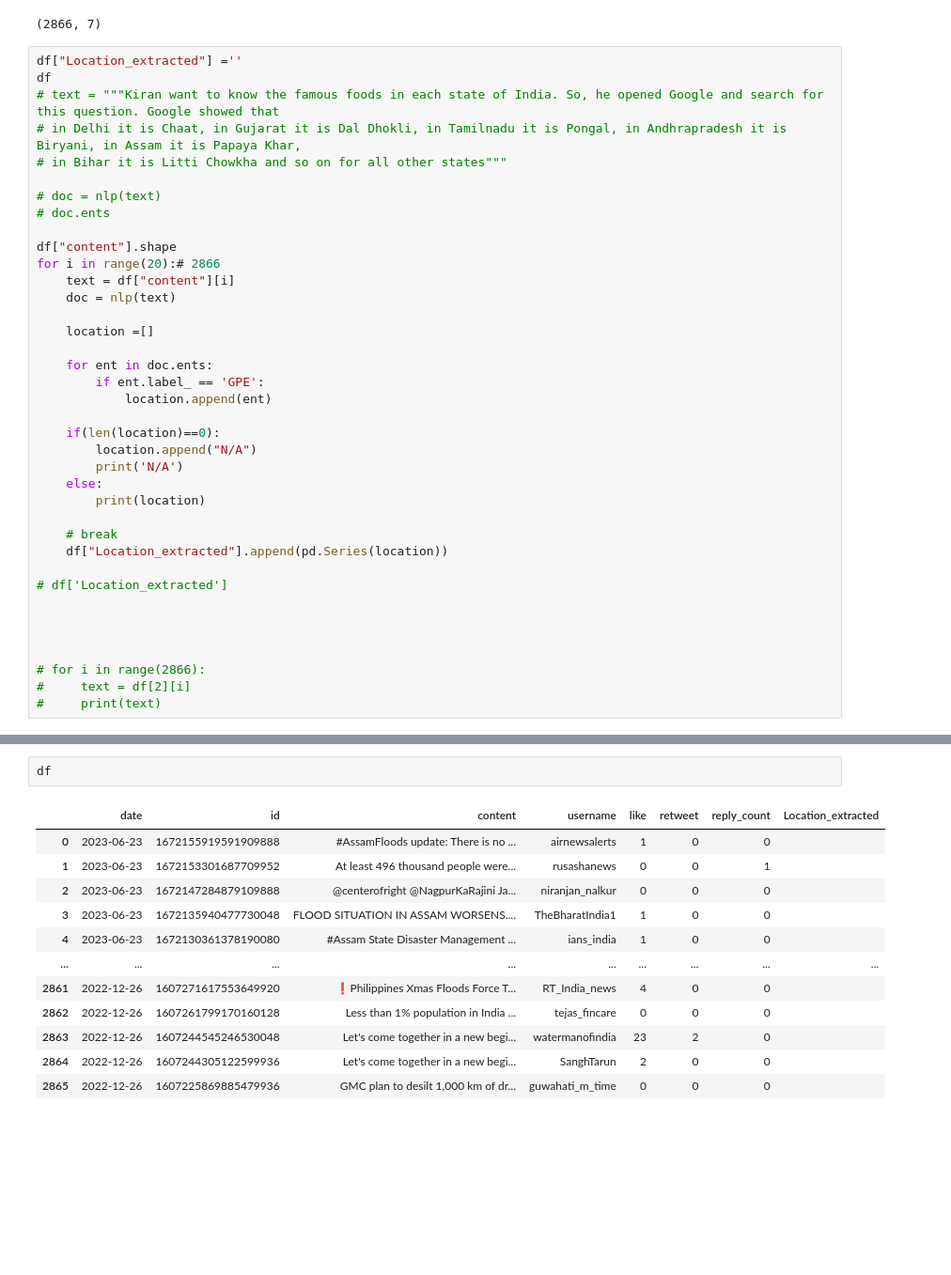
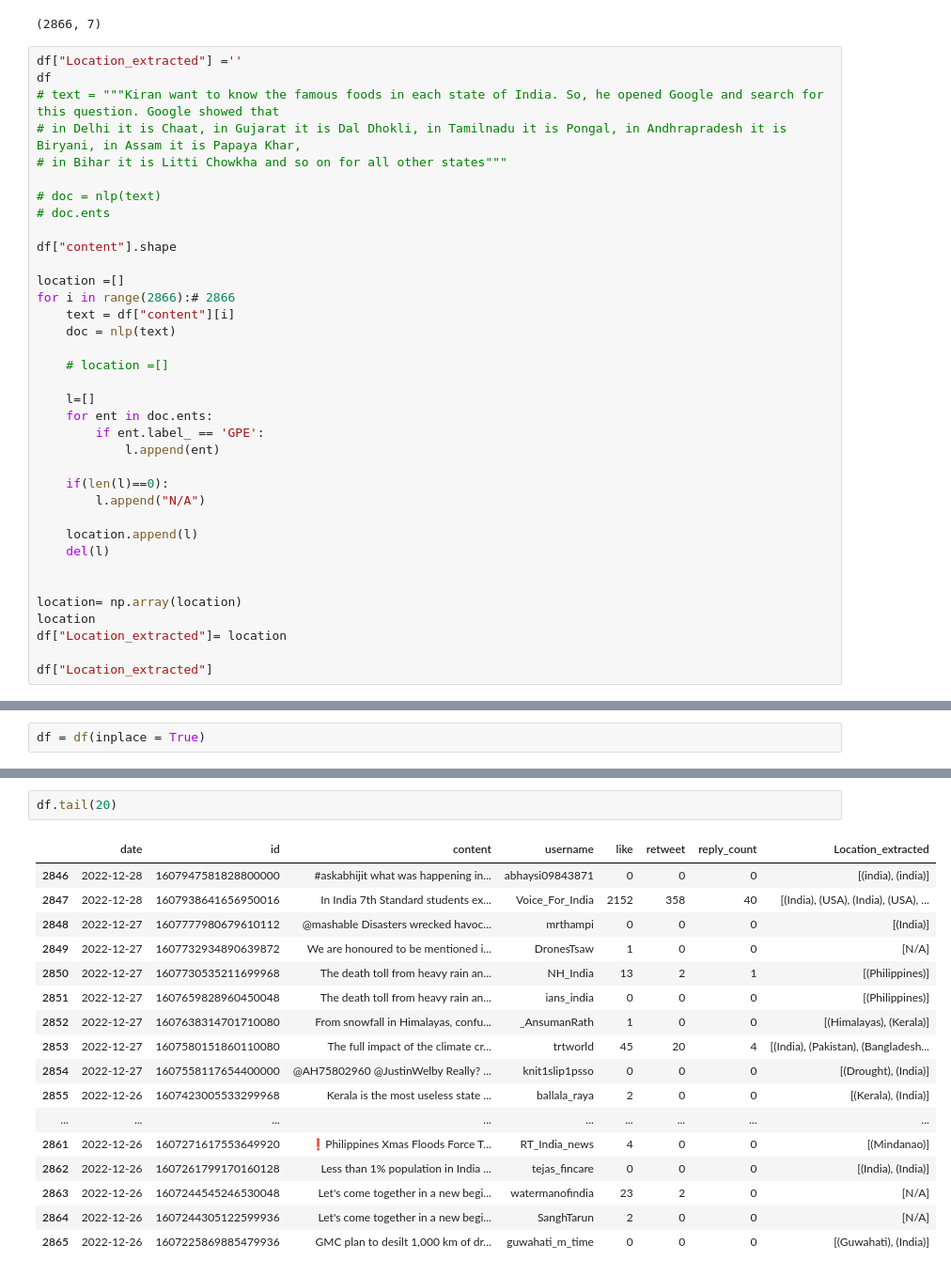
Before and after one commit to Abdul-Rehman-Astro/Using-Social-Media-for-natural-hazard-identification, a Jupyter notebook: NLP Project/Location_extraction.ipynb, the cells around one changed output, grey strips where cells are left out. Shown at 94% size. Cells and saved outputs as stored; diff of their text form; blank space fills up the shorter version.

```diff
--- a/NLP Project/Location_extraction.ipynb
+++ b/NLP Project/Location_extraction.ipynb
@@ -22,30 +22,28 @@ df
 # doc.ents
 
 df["content"].shape
-for i in range(20):# 2866
+
+location =[]
+for i in range(2866):# 2866
     text = df["content"][i]
     doc = nlp(text)
 
-    location =[]
+    # location =[]
 
+    l=[]
     for ent in doc.ents:
         if ent.label_ == 'GPE':
-            location.append(ent)
+            l.append(ent)
 
-    if(len(location)==0):
-        location.append("N/A")
-        print('N/A')
-    else:
-        print(location)
+    if(len(l)==0):
+        l.append("N/A")
 
-    # break
-    df["Location_extracted"].append(pd.Series(location))
-
-# df['Location_extracted']
+    location.append(l)
+    del(l)
 
 
+location= np.array(location)
+location
+df["Location_extracted"]= location
 
-
-# for i in range(2866):
-#     text = df[2][i]
-#     print(text)
+df["Location_extracted"]
@@ -51,0 +63,2 @@ for i in range(20):# 2866
+# %%
+df = df(inplace = True)
@@ -52,15 +67,20 @@ for i in range(20):# 2866
 # %%
-df
+df.tail(20)
 # %% [output]
 |  | date | id | content | username | like | retweet | reply_count | Location_extracted |
-| 0 | 2023-06-23 | 1672155919591909888 | #AssamFloods update: There is no ... | airnewsalerts | 1 | 0 | 0 |  |
-| 1 | 2023-06-23 | 1672153301687709952 | At least 496 thousand people were... | rusashanews | 0 | 0 | 1 |  |
-| 2 | 2023-06-23 | 1672147284879109888 | @centerofright @NagpurKaRajini Ja... | niranjan_nalkur | 0 | 0 | 0 |  |
-| 3 | 2023-06-23 | 1672135940477730048 | FLOOD SITUATION IN ASSAM WORSENS.... | TheBharatIndia1 | 1 | 0 | 0 |  |
-| 4 | 2023-06-23 | 1672130361378190080 | #Assam State Disaster Management ... | ians_india | 1 | 0 | 0 |  |
+| 2846 | 2022-12-28 | 1607947581828800000 | #askabhijit what was happening in... | abhaysi09843871 | 0 | 0 | 0 | [(india), (india)] |
+| 2847 | 2022-12-28 | 1607938641656950016 | In India 7th Standard students ex... | Voice_For_India | 2152 | 358 | 40 | [(India), (USA), (India), (USA), ... |
+| 2848 | 2022-12-27 | 1607777980679610112 | @mashable Disasters wrecked havoc... | mrthampi | 0 | 0 | 0 | [(India)] |
+| 2849 | 2022-12-27 | 1607732934890639872 | We are honoured to be mentioned i... | DronesTsaw | 1 | 0 | 0 | [N/A] |
+| 2850 | 2022-12-27 | 1607730535211699968 | The death toll from heavy rain an... | NH_India | 13 | 2 | 1 | [(Philippines)] |
+| 2851 | 2022-12-27 | 1607659828960450048 | The death toll from heavy rain an... | ians_india | 0 | 0 | 0 | [(Philippines)] |
+| 2852 | 2022-12-27 | 1607638314701710080 | From snowfall in Himalayas, confu... | _AnsumanRath | 1 | 0 | 0 | [(Himalayas), (Kerala)] |
+| 2853 | 2022-12-27 | 1607580151860110080 | The full impact of the climate cr... | trtworld | 45 | 20 | 4 | [(India), (Pakistan), (Bangladesh... |
+| 2854 | 2022-12-27 | 1607558117654400000 | @AH75802960 @JustinWelby Really? ... | knit1slip1psso | 0 | 0 | 0 | [(Drought), (India)] |
+| 2855 | 2022-12-26 | 1607423005533299968 | Kerala is the most useless state ... | ballala_raya | 2 | 0 | 0 | [(Kerala), (India)] |
 | ... | ... | ... | ... | ... | ... | ... | ... | ... |
-| 2861 | 2022-12-26 | 1607271617553649920 | ❗️Philippines Xmas Floods Force T... | RT_India_news | 4 | 0 | 0 |  |
-| 2862 | 2022-12-26 | 1607261799170160128 | Less than 1% population in India ... | tejas_fincare | 0 | 0 | 0 |  |
-| 2863 | 2022-12-26 | 1607244545246530048 | Let's come together in a new begi... | watermanofindia | 23 | 2 | 0 |  |
-| 2864 | 2022-12-26 | 1607244305122599936 | Let's come together in a new begi... | SanghTarun | 2 | 0 | 0 |  |
-| 2865 | 2022-12-26 | 1607225869885479936 | GMC plan to desilt 1,000 km of dr... | guwahati_m_time | 0 | 0 | 0 |  |
+| 2861 | 2022-12-26 | 1607271617553649920 | ❗️Philippines Xmas Floods Force T... | RT_India_news | 4 | 0 | 0 | [(Mindanao)] |
+| 2862 | 2022-12-26 | 1607261799170160128 | Less than 1% population in India ... | tejas_fincare | 0 | 0 | 0 | [(India), (India)] |
+| 2863 | 2022-12-26 | 1607244545246530048 | Let's come together in a new begi... | watermanofindia | 23 | 2 | 0 | [N/A] |
+| 2864 | 2022-12-26 | 1607244305122599936 | Let's come together in a new begi... | SanghTarun | 2 | 0 | 0 | [N/A] |
+| 2865 | 2022-12-26 | 1607225869885479936 | GMC plan to desilt 1,000 km of dr... | guwahati_m_time | 0 | 0 | 0 | [(Guwahati), (India)] |
```
Also changed, not shown: parts of 4 cells of this notebook, 13 other files.
